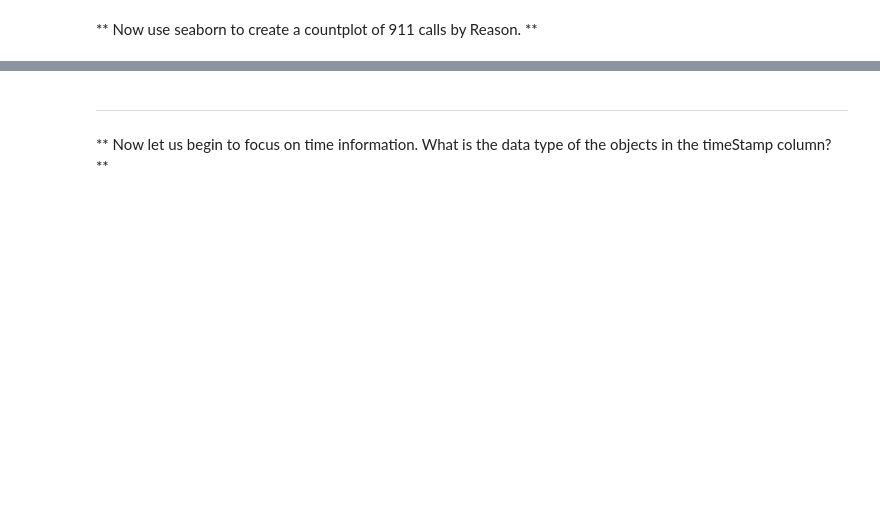
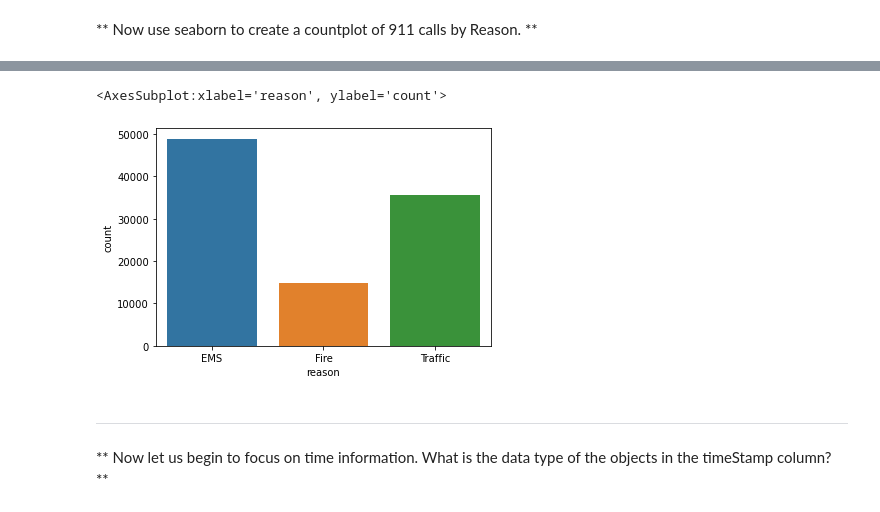
Before and after one commit to sumitsingh34/Data-Capstone-Projects, a Jupyter notebook: 01-911 Calls Data Capstone Project.ipynb, the cells around one changed output, grey strips where cells are left out. Drawn from its saved outputs; the diff is of its cells as text; code cells hidden in the pictures; blank space fills up the shorter version.

```diff
--- a/01-911 Calls Data Capstone Project.ipynb
+++ b/01-911 Calls Data Capstone Project.ipynb
@@ -107,0 +117,3 @@ len(df["title"].unique())
+# %%
+df['reason'] = df['title'].apply(lambda title : title.split(':')[0])
+df['reason']
@@ -122,3 +144,8 @@ Name: Reason, dtype: int64
+# %%
+sns.countplot('reason',data=df)
+# %% [output]
+<AxesSubplot:xlabel='reason', ylabel='count'>
+[figure, added]
 # %% [markdown]
 ___
 ** Now let us begin to focus on time information. What is the data type of the objects in the timeStamp column? **
```
Also changed, not shown: parts of 52 cells of this notebook.
